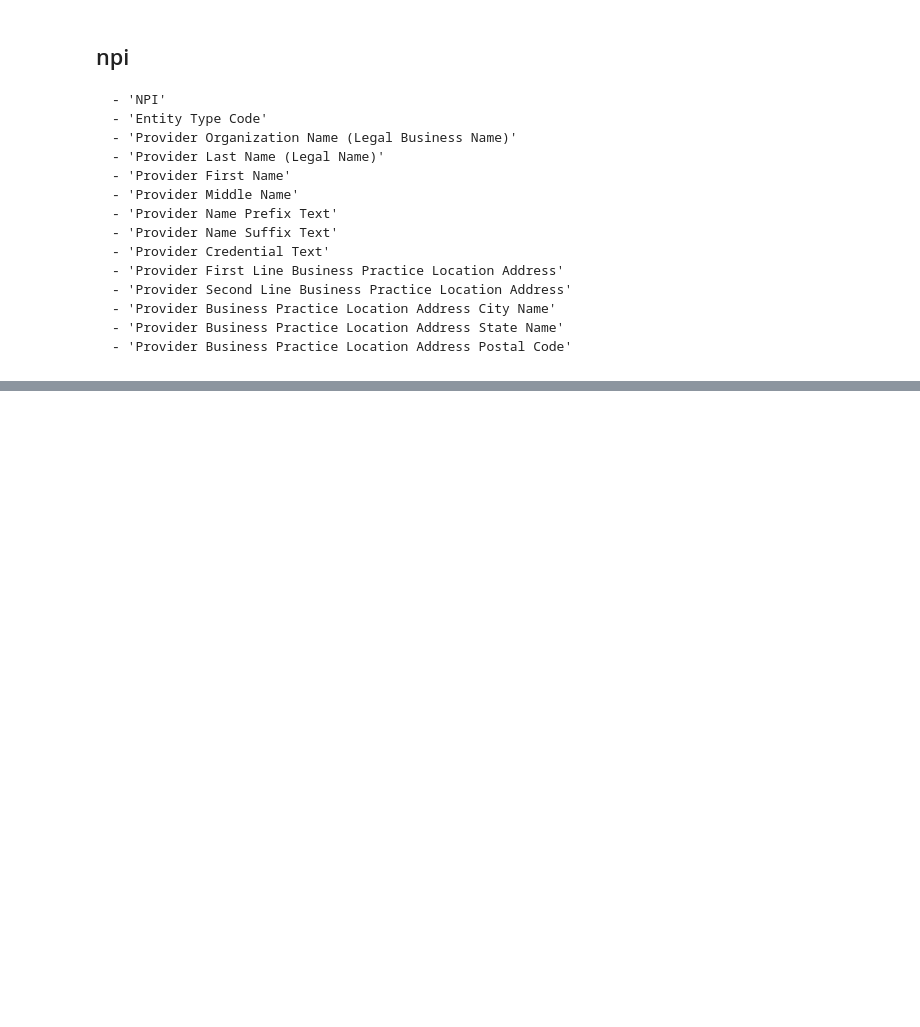
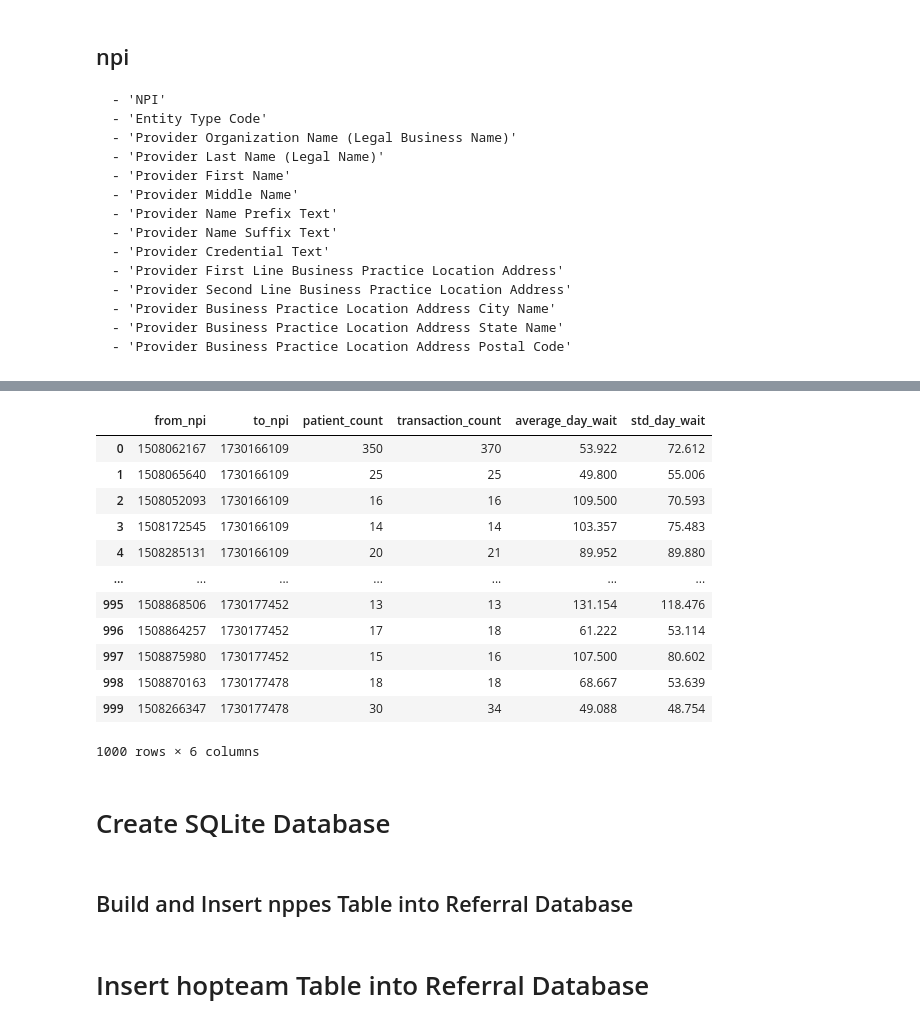
Before and after one commit to VahidehRasekhi/hop_team-hotdogs, a Jupyter notebook: scripts/build_sqlite_dbs.ipynb, the cells around one changed output, grey strips where cells are left out. Drawn from its saved outputs; the diff is of its cells as text; code cells hidden in the pictures; blank space fills up the shorter version.

Commit message:
SQLite database is ready to be built; waiting on naming convention before running.

```diff
--- a/scripts/build_sqlite_dbs.ipynb
+++ b/scripts/build_sqlite_dbs.ipynb
@@ -162,0 +154,23 @@ primary_taxes
+# %%
+ht = pd.read_csv('../data/hop_team/DocGraph_Hop_Teaming.csv', chunksize = 1000)
+ht_chunk = next(ht)
+# %%
+ht_chunk
+# %% [output]
+|  | from_npi | to_npi | patient_count | transaction_count | average_day_wait | std_day_wait |
+| 0 | 1508062167 | 1730166109 | 350 | 370 | 53.922 | 72.612 |
+| 1 | 1508065640 | 1730166109 | 25 | 25 | 49.800 | 55.006 |
+| 2 | 1508052093 | 1730166109 | 16 | 16 | 109.500 | 70.593 |
+| 3 | 1508172545 | 1730166109 | 14 | 14 | 103.357 | 75.483 |
+| 4 | 1508285131 | 1730166109 | 20 | 21 | 89.952 | 89.880 |
+| ... | ... | ... | ... | ... | ... | ... |
+| 995 | 1508868506 | 1730177452 | 13 | 13 | 131.154 | 118.476 |
+| 996 | 1508864257 | 1730177452 | 17 | 18 | 61.222 | 53.114 |
+| 997 | 1508875980 | 1730177452 | 15 | 16 | 107.500 | 80.602 |
+| 998 | 1508870163 | 1730177478 | 18 | 18 | 68.667 | 53.639 |
+| 999 | 1508266347 | 1730177478 | 30 | 34 | 49.088 | 48.754 |
+1000 rows × 6 columns
+# %% [markdown]
+# Create SQLite Database
+# %% [markdown]
+## Build and Insert nppes Table into Referral Database
@@ -162,0 +232,2 @@ primary_taxes
+# %% [markdown]
+# Insert hopteam Table into Referral Database
```
Also changed, not shown: parts of 20 cells of this notebook.
